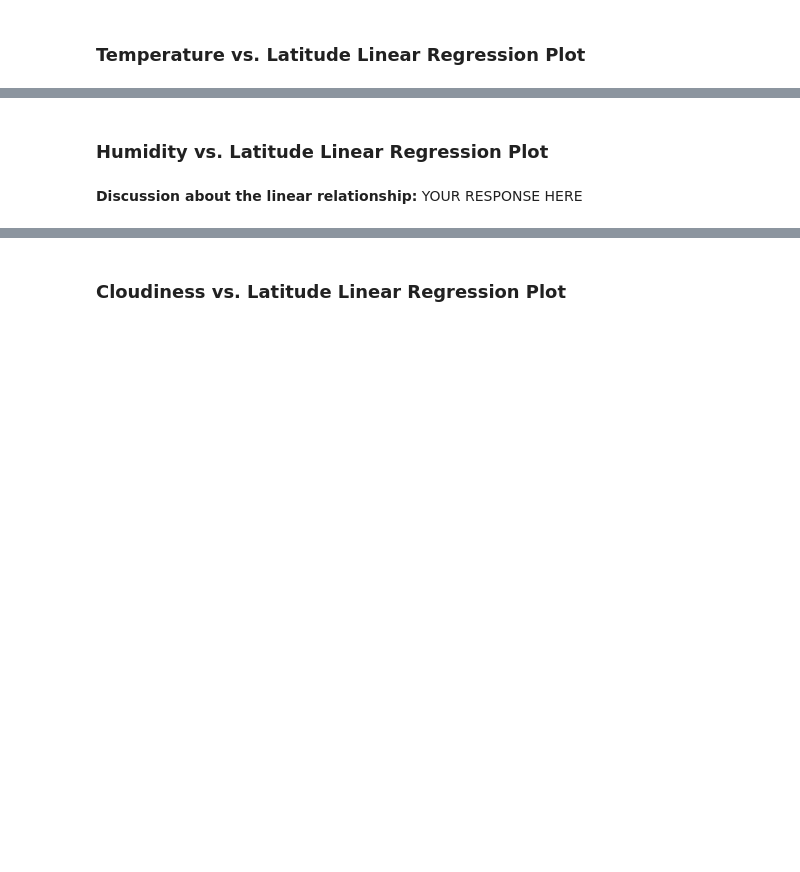
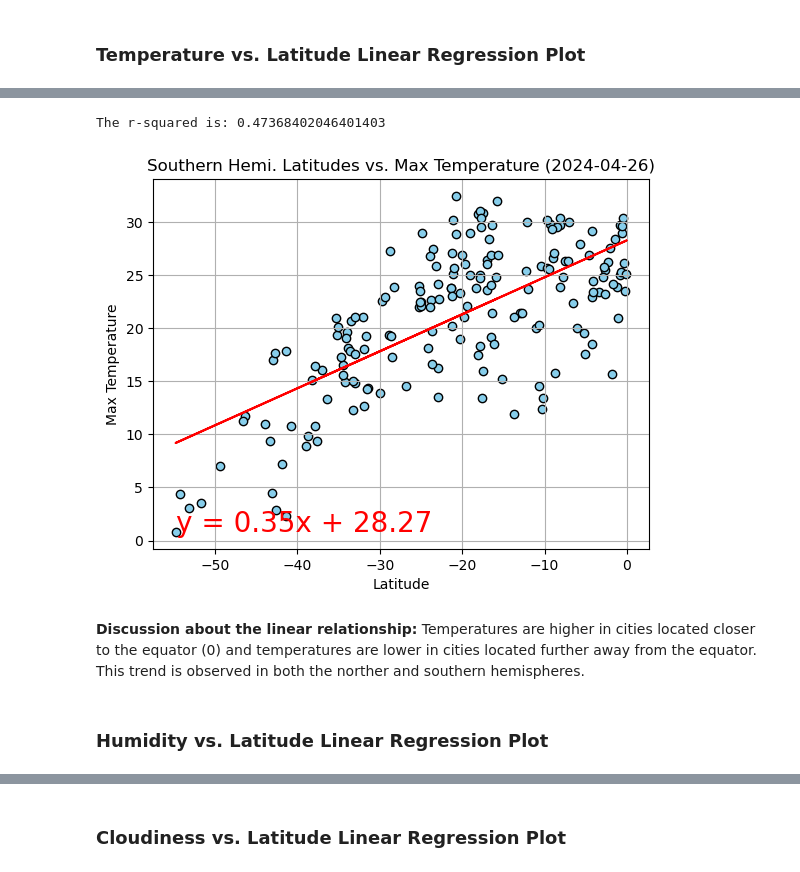
Before and after one commit to rachelklem/python-api-challenge, a Jupyter notebook: starter_code/WeatherPy_workspace.ipynb, the cells around one changed output, grey strips where cells are left out. Drawn from its saved outputs; the diff is of its cells as text; code cells hidden in the pictures; blank space fills up the shorter version.

```diff
--- a/starter_code/WeatherPy_workspace.ipynb
+++ b/starter_code/WeatherPy_workspace.ipynb
@@ -351,2 +346,17 @@ The r-squared is: 0.7581516053278285
+# %%
+# Linear regression on Southern Hemisphere
+x_values = southern_hemi_df['Lat']
+y_values = southern_hemi_df['Max Temp']
+
+linear_regression(x_values, y_values)
+plt.title(f"Southern Hemi. Latitudes vs. Max Temperature (2024-04-26)")
+plt.ylabel("Max Temperature")
+plt.grid()
+plt.show()
+# %% [output]
+The r-squared is: 0.47368402046401403
+[figure, added]
+# %% [markdown]
+**Discussion about the linear relationship:** Temperatures are higher in cities located closer to the equator (0) and temperatures are lower in cities located further away from the equator. This trend is observed in both the norther and southern hemispheres.
 # %% [markdown]
 ### Humidity vs. Latitude Linear Regression Plot
@@ -359,2 +362,0 @@ The r-squared is: 0.7581516053278285
-# %% [markdown]
-**Discussion about the linear relationship:** YOUR RESPONSE HERE
```
Also changed, not shown: parts of 31 cells of this notebook, 5 other files.
